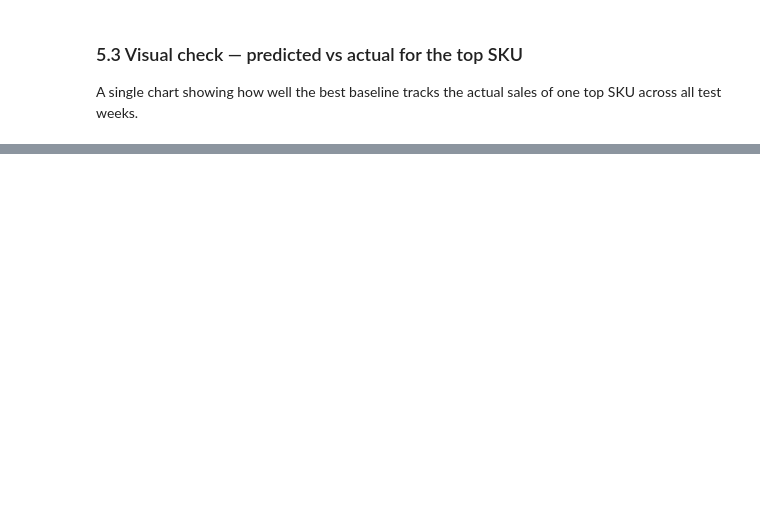
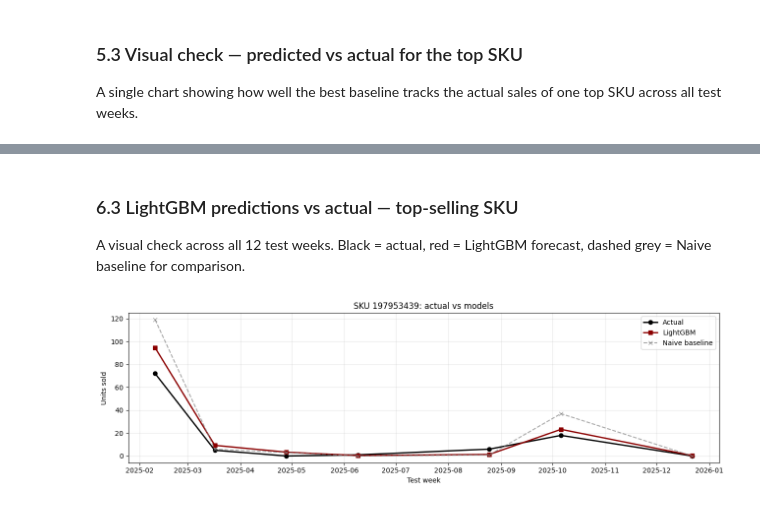
Before and after one commit to scheherazadeee/wb_logistics_support, a Jupyter notebook: notebooks/project_report.ipynb, the cells around one changed output, grey strips where cells are left out. Cells and saved outputs as stored; diff of their text form; code cells hidden in the pictures; blank space fills up the shorter version.

```diff
--- a/notebooks/project_report.ipynb
+++ b/notebooks/project_report.ipynb
@@ -758,0 +960,32 @@ plt.show()
+# %% [markdown]
+### 6.3 LightGBM predictions vs actual — top-selling SKU
+
+A visual check across all 12 test weeks. Black = actual, red = LightGBM forecast, dashed grey = Naive baseline for comparison.
+# %%
+# Run LightGBM and Naive backtests on the same splits, plot top-SKU side by side
+from src.demand_model.baseline import NaiveModel
+
+lgbm_per_split, _ = backtest(LightGBMModel(), features, min_train_weeks=60, n_splits=12)
+naive_per_split, _ = backtest(NaiveModel(), features, min_train_weeks=60, n_splits=12)
+
+# Pick the top SKU by total units
+top_sku = features.groupby("nm_id")["target_units"].sum().idxmax()
+
+l = lgbm_per_split[lgbm_per_split["nm_id"] == top_sku].sort_values("test_week")
+n = naive_per_split[naive_per_split["nm_id"] == top_sku].sort_values("test_week")
+
+fig, ax = plt.subplots(figsize=(13, 4))
+ax.plot(l["test_week"], l["target"], marker="o", color="black", label="Actual", linewidth=2)
+ax.plot(l["test_week"], l["prediction"], marker="s", color="darkred",
+        label="LightGBM", linewidth=2)
+ax.plot(n["test_week"], n["prediction"], marker="x", color="grey",
+        linestyle="--", label="Naive baseline", alpha=0.7)
+ax.set_title(f"SKU {top_sku}: actual vs models")
+ax.set_xlabel("Test week")
+ax.set_ylabel("Units sold")
+ax.legend()
+ax.grid(alpha=0.3)
+plt.tight_layout()
+plt.show()
+# %% [output]
+[figure, added]
```
Also changed, not shown: parts of 48 cells of this notebook, 1 other file.
